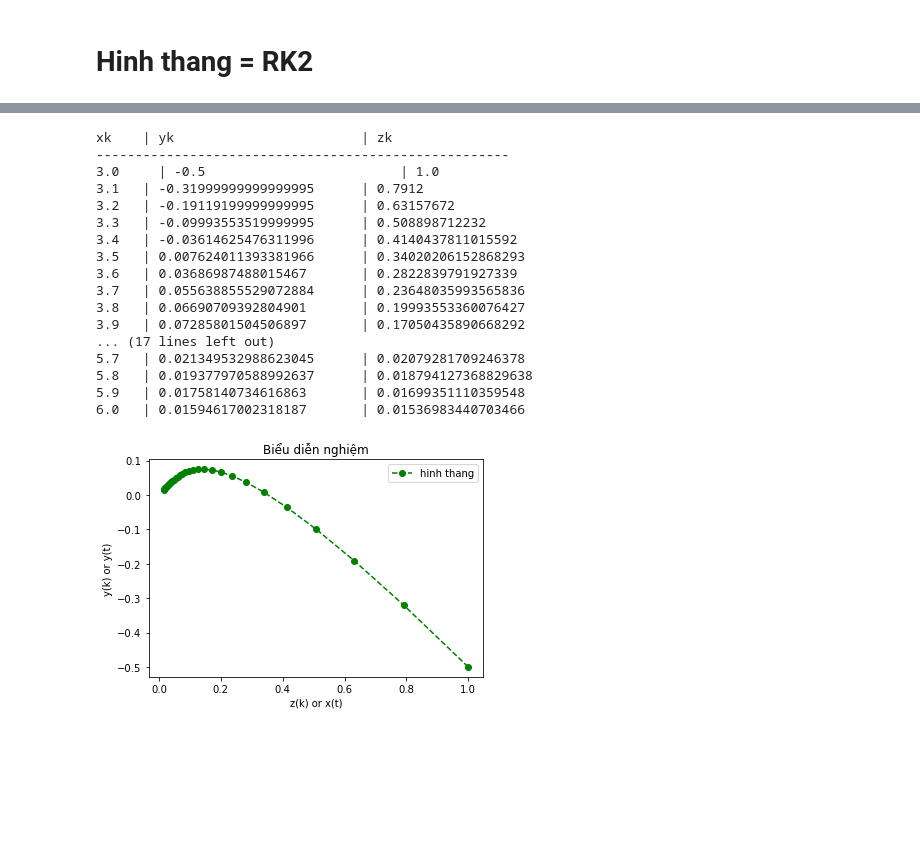
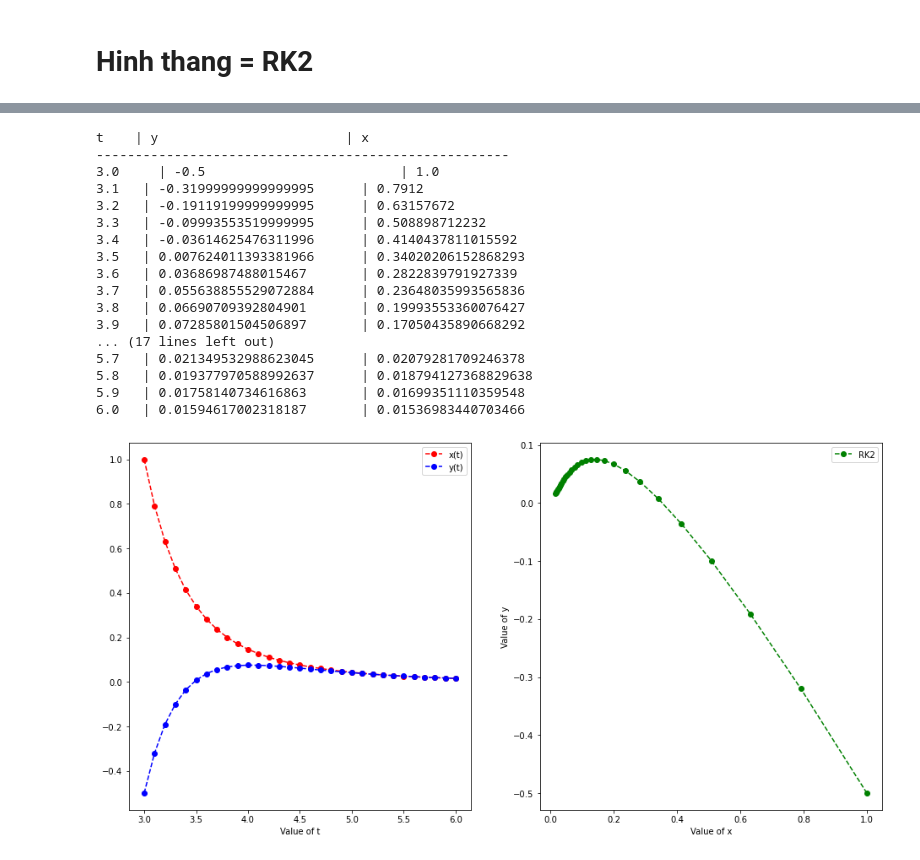
Before and after one commit to qminh369/NhomPPSPhan2, a Jupyter notebook: AB-AM/RK he pt.ipynb, the cells around one changed output, grey strips where cells are left out. Saved outputs shown, nothing was run; the diff lists cells and outputs as text; code cells hidden in the pictures; blank space fills up the shorter version.

```diff
--- a/AB-AM/RK he pt.ipynb
+++ b/AB-AM/RK he pt.ipynb
@@ -209,7 +227,7 @@ def HinhThang(x0, y0, z0, x, stepnum):
     xk =[x0]
     yk =[y0]
     zk =[z0]
-    print("xk", "".ljust(2),"|","yk", "".ljust(22), "|","zk".ljust(25))
+    print("t", "".ljust(2),"|","y", "".ljust(22), "|","x".ljust(25))
     print("-----------------------------------------------------")
     print(x0,"".ljust(3),"|", y0,"".ljust(23),"|",z0,"".ljust(25))
     for i in range(stepnum):
@@ -220,37 +238,43 @@ def HinhThang(x0, y0, z0, x, stepnum):
         z0 = z0 + (h/2) * (g(x0, y0, z0) + g(x0+h, y0, z_temp))
 
         x0 = x0 + h
         print(str(np.round(x0,3)).ljust(5) , "|", str(y0).ljust(25),"|",str(z0).ljust(7))
         xk.append(x0)
         yk.append(y0)
         zk.append(z0)
     return np.asarray(xk), np.asarray(yk), np.asarray(zk)
 
 s1, s2, s3 = HinhThang(3.0, -0.5, 1.0, 6.0, 30)
 
-plt.plot(s3, s2, 'go--', label = 'hinh thang')
-plt.xlabel('z(k) or x(t)')
-plt.ylabel('y(k) or y(t)')
-#plt.plot(s1, kq, 'ro--', label = 'Nghiệm đúng')
-plt.title('Biểu diễn nghiệm')
+fig = plt.figure(figsize = (16, 8))
+plt.subplot(1, 2, 1)
+plt.plot(s1, s3, 'go--', c = 'r', label = 'x(t)')
+plt.plot(s1, s2, 'go--', c = 'b', label = 'y(t)')
+plt.xlabel("Value of t")
+plt.legend()
+
+plt.subplot(1, 2, 2)
+plt.plot(s3, s2, 'go--', c = 'g', label = 'RK2')
+plt.xlabel("Value of x")
+plt.ylabel("Value of y")
 plt.legend()
 plt.show()
 # %% [output]
-xk    | yk                        | zk
+t    | y                        | x
 -----------------------------------------------------
 3.0     | -0.5                         | 1.0
 3.1   | -0.31999999999999995      | 0.7912
 3.2   | -0.19119199999999995      | 0.63157672
 3.3   | -0.09993553519999995      | 0.508898712232
 3.4   | -0.03614625476311996      | 0.4140437811015592
 3.5   | 0.007624011393381966      | 0.34020206152868293
 3.6   | 0.03686987488015467       | 0.2822839791927339
 3.7   | 0.055638855529072884      | 0.23648035993565836
 3.8   | 0.06690709392804901       | 0.19993553360076427
 3.9   | 0.07285801504506897       | 0.17050435890668292
 ... (17 lines left out)
 5.7   | 0.021349532988623045      | 0.02079281709246378
 5.8   | 0.019377970588992637      | 0.018794127368829638
 5.9   | 0.01758140734616863       | 0.01699351110359548
 6.0   | 0.01594617002318187       | 0.01536983440703466
-[figure, old version]
+[figure, new version]
```
Also changed, not shown: parts of 5 cells of this notebook.
